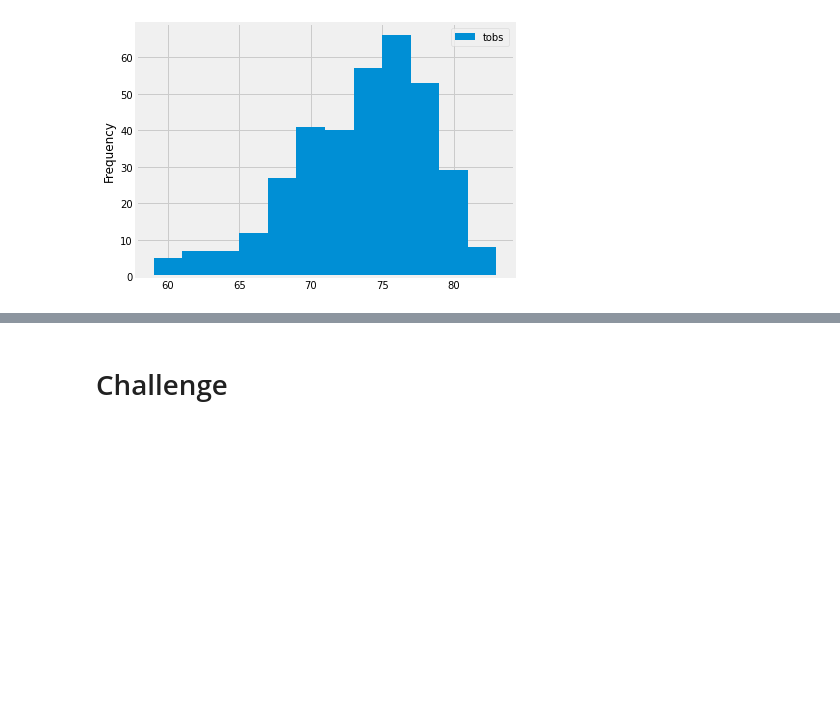
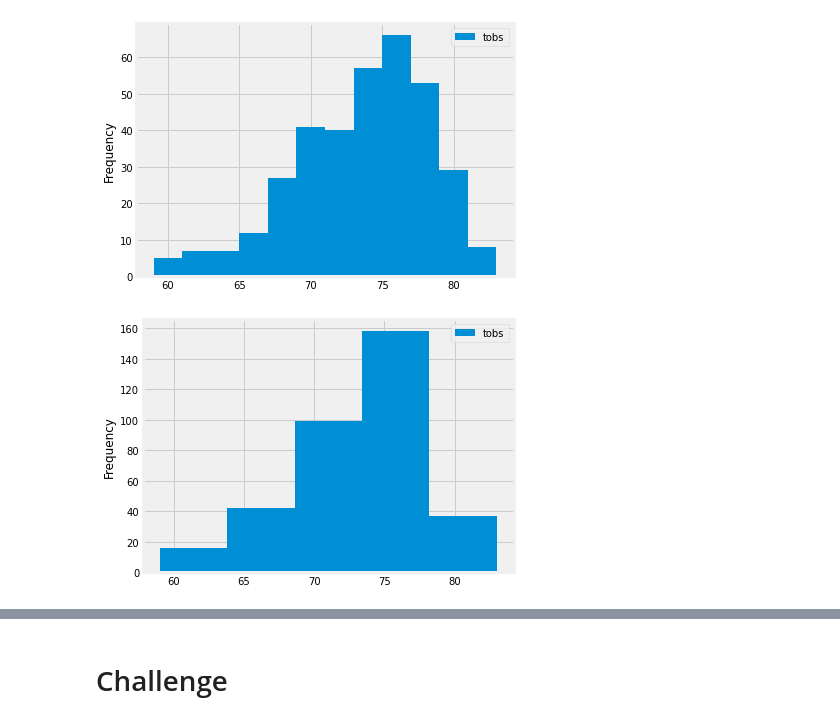
Before and after one commit to diana-arango/surfs_up, a Jupyter notebook: climate_analysis.ipynb, the cells around one changed output, grey strips where cells are left out. Drawn from its saved outputs; the diff is of its cells as text; code cells hidden in the pictures; blank space fills up the shorter version.

```diff
--- a/climate_analysis.ipynb
+++ b/climate_analysis.ipynb
@@ -209,3 +209,10 @@ df.plot.hist(bins=12)
 plt.tight_layout()
 # %% [output]
 [figure]
+# %%
+# Create a histogram from the tempeture observations. bins = 5
+df.plot.hist(bins=5)
+# Compress the x-asis labels so that they fit into the box holding our plot
+plt.tight_layout()
+# %% [output]
+[figure, added]
```
Also changed, not shown: parts of 2 cells of this notebook, 2 other files.
